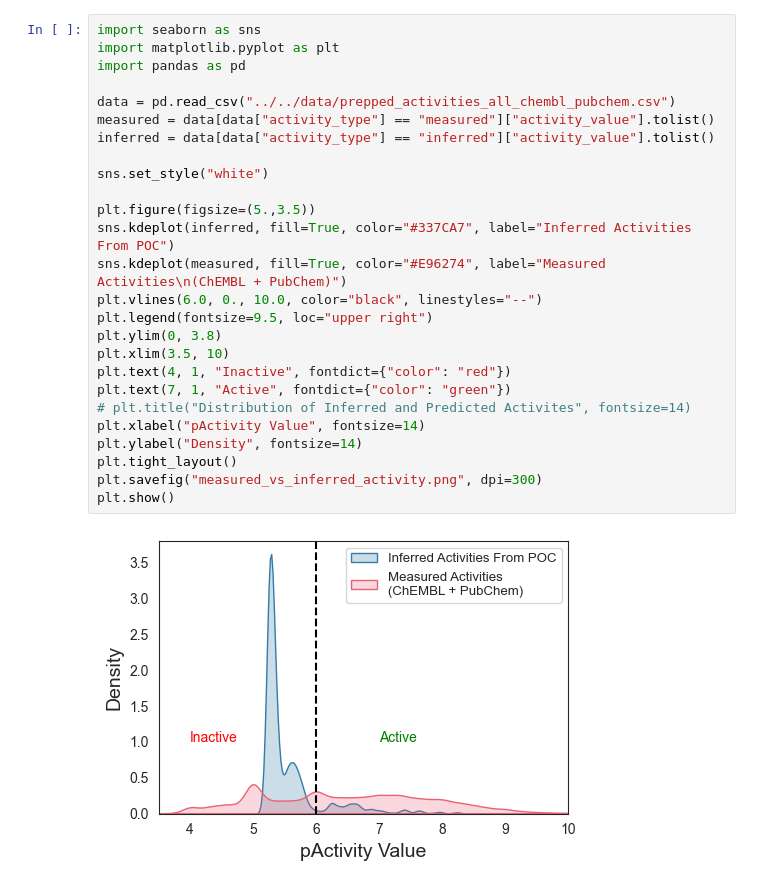
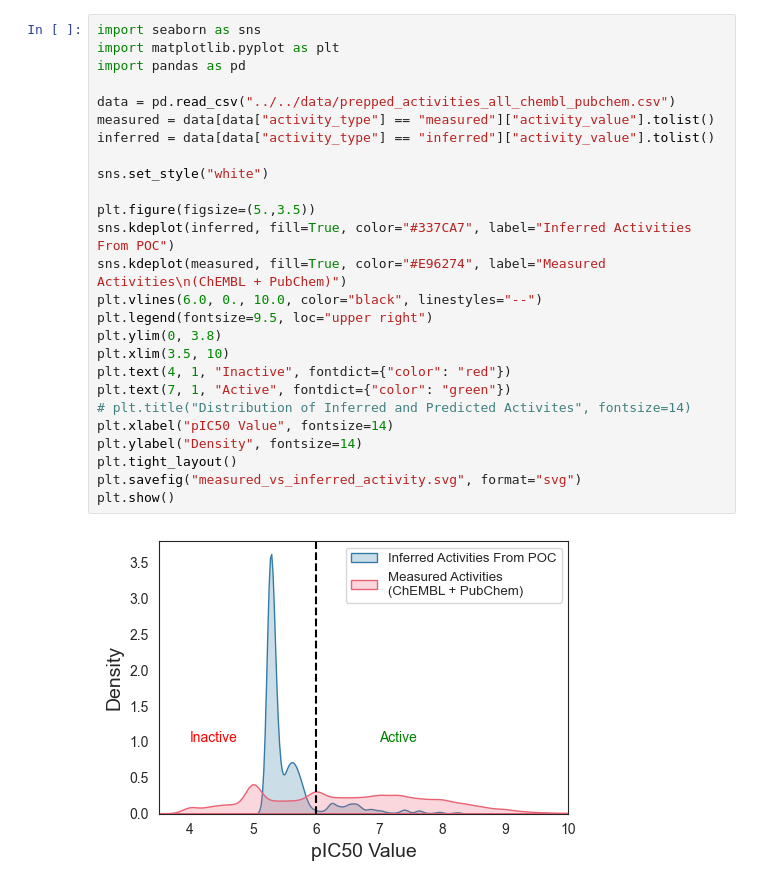
Before and after one commit to Harmonic-Discovery/activity-integration, a Jupyter notebook: figures/fig2/plot_b.ipynb, the cells around one changed output. Cells and saved outputs as stored; diff of their text form.

```diff
--- a/figures/fig2/plot_b.ipynb
+++ b/figures/fig2/plot_b.ipynb
@@ -1,28 +1,28 @@
 # %%
 import seaborn as sns
 import matplotlib.pyplot as plt
 import pandas as pd
 
 data = pd.read_csv("../../data/prepped_activities_all_chembl_pubchem.csv")
 measured = data[data["activity_type"] == "measured"]["activity_value"].tolist()
 inferred = data[data["activity_type"] == "inferred"]["activity_value"].tolist()
 
 sns.set_style("white")
 
 plt.figure(figsize=(5.,3.5))
 sns.kdeplot(inferred, fill=True, color="#337CA7", label="Inferred Activities From POC")
 sns.kdeplot(measured, fill=True, color="#E96274", label="Measured Activities\n(ChEMBL + PubChem)")
 plt.vlines(6.0, 0., 10.0, color="black", linestyles="--")
 plt.legend(fontsize=9.5, loc="upper right")
 plt.ylim(0, 3.8)
 plt.xlim(3.5, 10)
 plt.text(4, 1, "Inactive", fontdict={"color": "red"})
 plt.text(7, 1, "Active", fontdict={"color": "green"})
 # plt.title("Distribution of Inferred and Predicted Activites", fontsize=14)
-plt.xlabel("pActivity Value", fontsize=14)
+plt.xlabel("pIC50 Value", fontsize=14)
 plt.ylabel("Density", fontsize=14)
 plt.tight_layout()
-plt.savefig("measured_vs_inferred_activity.png", dpi=300)
+plt.savefig("measured_vs_inferred_activity.svg", format="svg")
 plt.show()
 # %% [output]
-[figure, old version]
+[figure, new version]
```
Also changed, not shown: 10 other files.
